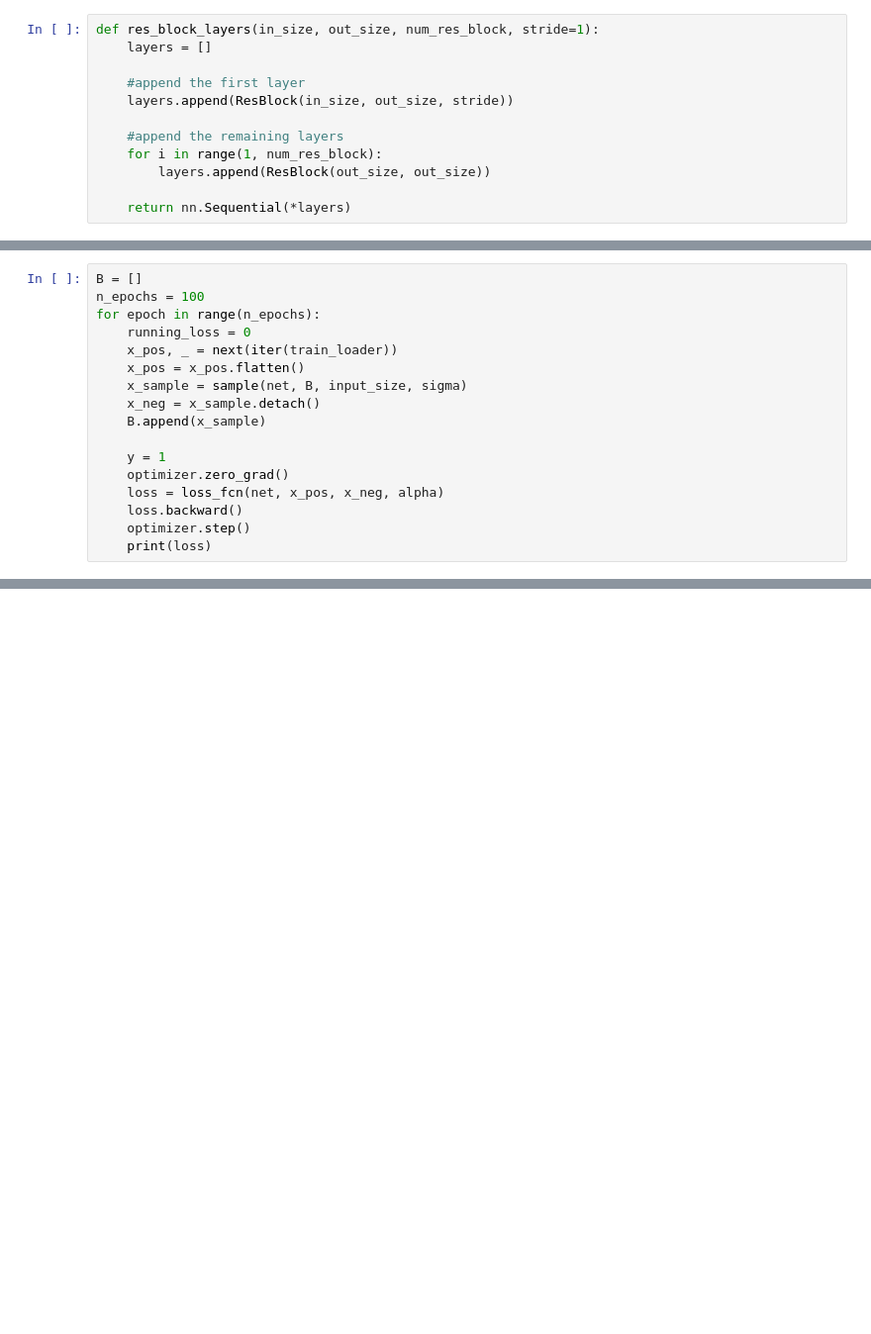
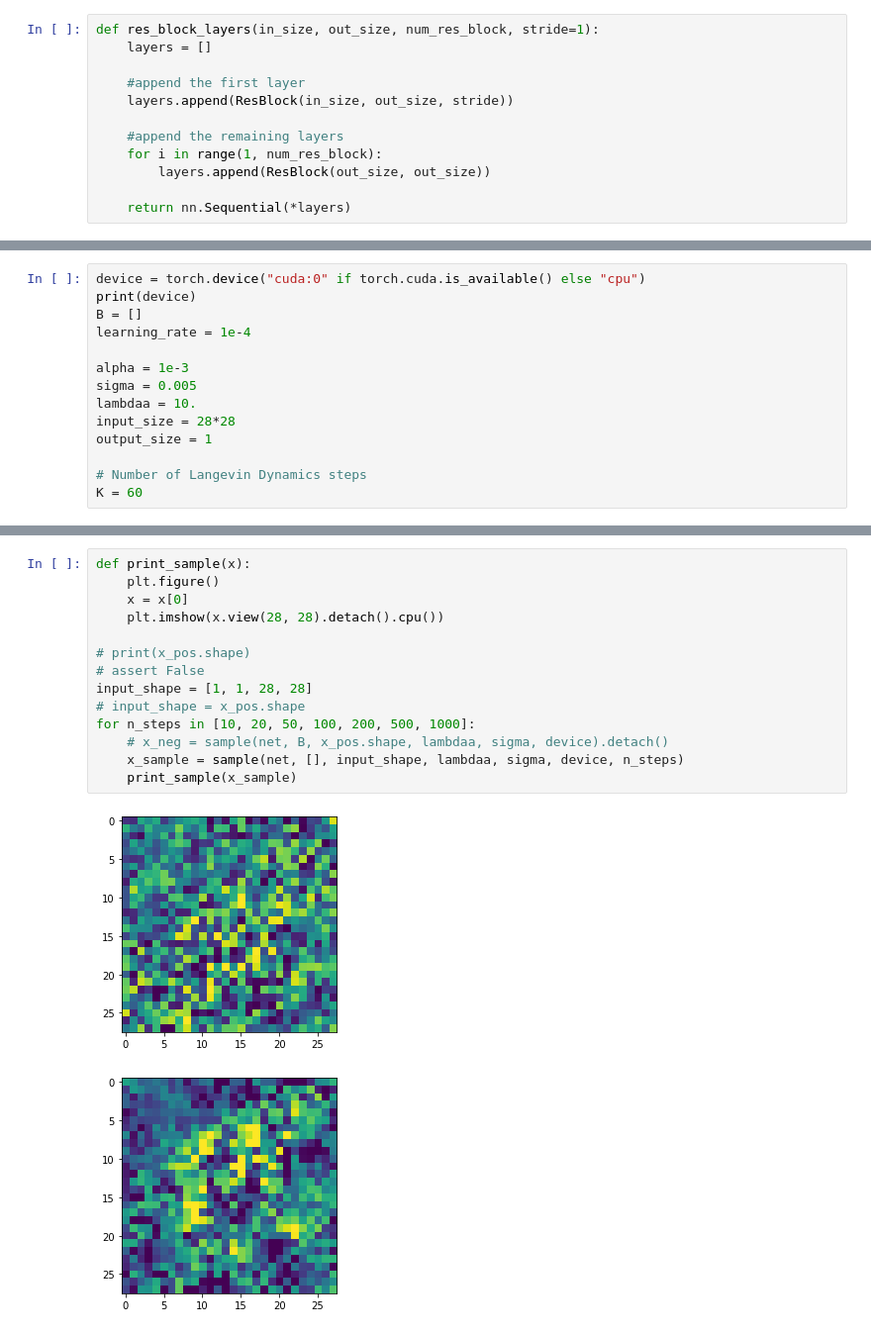
Before and after one commit to mshakerinava/IFT6269-A20-proj6, a Jupyter notebook: ift_project.ipynb, the cells around one changed output, grey strips where cells are left out. Shown: that part at 99% size. Drawn from its saved outputs; the diff is of its cells as text; blank space fills up the shorter version.

```diff
--- a/ift_project.ipynb
+++ b/ift_project.ipynb
@@ -140,17 +86,0 @@ class ResNet(nn.Module):
-# %%
-B = []
-n_epochs = 100
-for epoch in range(n_epochs):
-    running_loss = 0
-    x_pos, _ = next(iter(train_loader))
-    x_pos = x_pos.flatten()
-    x_sample = sample(net, B, input_size, sigma)
-    x_neg = x_sample.detach()
-    B.append(x_sample)
-
-    y = 1
-    optimizer.zero_grad()
-    loss = loss_fcn(net, x_pos, x_neg, alpha)
-    loss.backward()
-    optimizer.step()
-    print(loss)
@@ -174,0 +98,14 @@ tensor(-23.0629, grad_fn=<MeanBackward0>)
+# %%
+device = torch.device("cuda:0" if torch.cuda.is_available() else "cpu")
+print(device)
+B = []
+learning_rate = 1e-4
+
+alpha = 1e-3
+sigma = 0.005
+lambdaa = 10.
+input_size = 28*28
+output_size = 1
+
+# Number of Langevin Dynamics steps
+K = 60
@@ -174,0 +180,17 @@ tensor(-23.0629, grad_fn=<MeanBackward0>)
+# %%
+def print_sample(x):
+    plt.figure()
+    x = x[0]
+    plt.imshow(x.view(28, 28).detach().cpu())
+
+# print(x_pos.shape)
+# assert False
+input_shape = [1, 1, 28, 28]
+# input_shape = x_pos.shape
+for n_steps in [10, 20, 50, 100, 200, 500, 1000]:
+    # x_neg = sample(net, B, x_pos.shape, lambdaa, sigma, device).detach()
+    x_sample = sample(net, [], input_shape, lambdaa, sigma, device, n_steps)
+    print_sample(x_sample)
+# %% [output]
+[figure, added]
+[figure, added]
```
Also changed, not shown: parts of 12 cells of this notebook.
